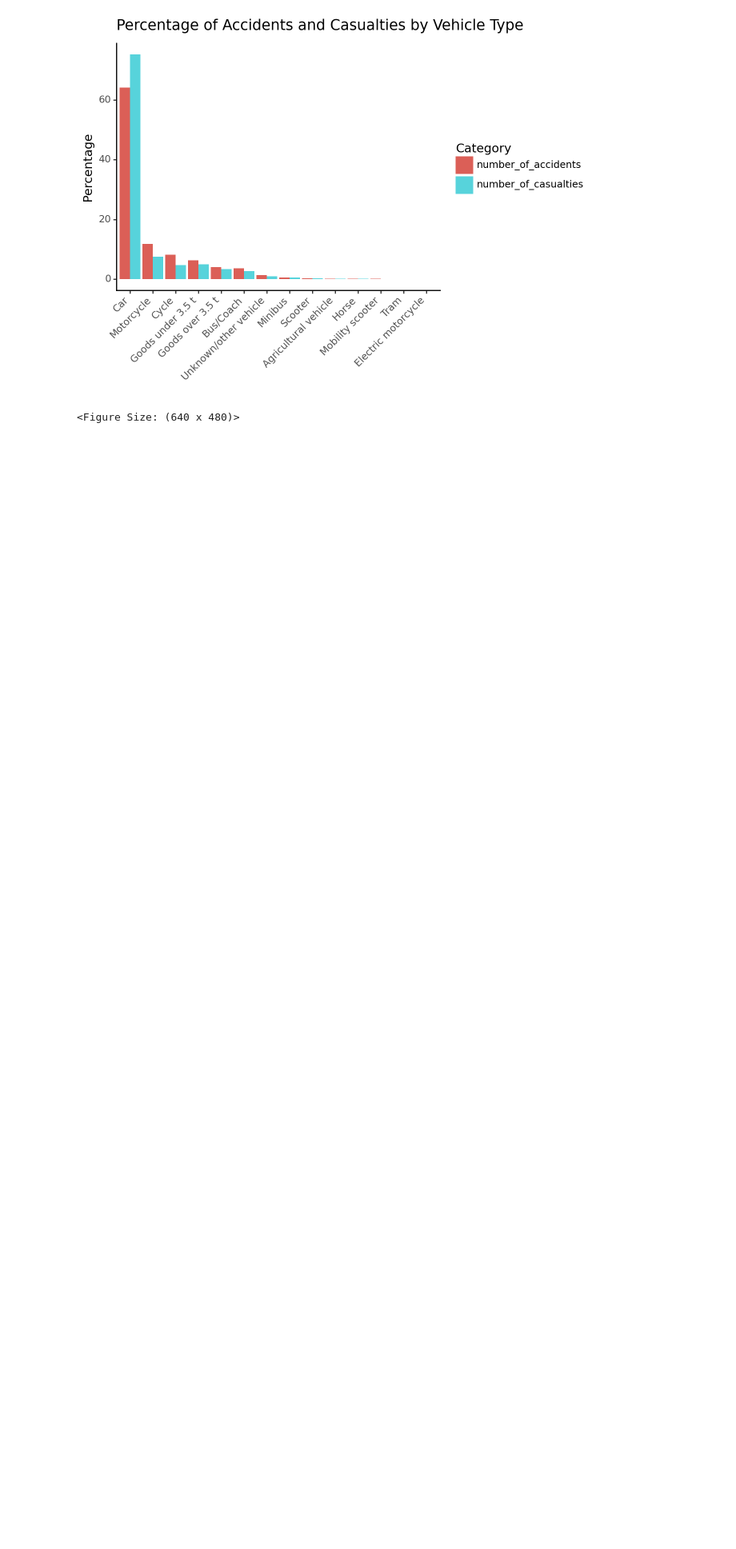
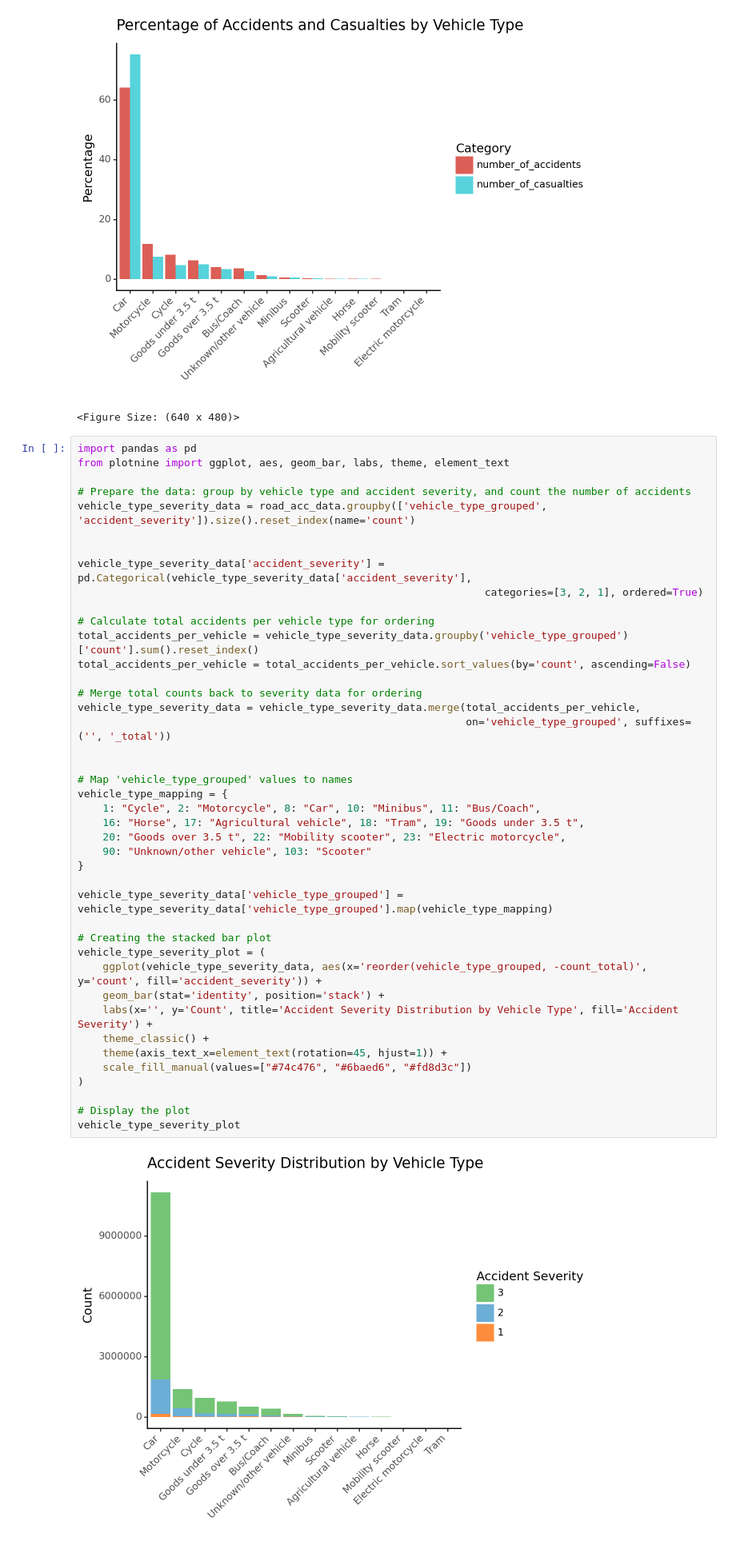
Before and after one commit to nikolaymoshenskiy/IDS-UK-road-accidents, a Jupyter notebook: LM_visualisation.ipynb, the cells around one changed output. Shown: that part at 80% size. Cells and saved outputs as stored; diff of their text form; blank space fills up the shorter version.

Commit message:
Add code for plotting accident severity distribution by vehicle type

```diff
--- a/LM_visualisation.ipynb
+++ b/LM_visualisation.ipynb
@@ -162,3 +162,47 @@ vehicle_type_plot
 # %% [output]
 [figure]
 <Figure Size: (640 x 480)>
+# %%
+import pandas as pd
+from plotnine import ggplot, aes, geom_bar, labs, theme, element_text
+
+# Prepare the data: group by vehicle type and accident severity, and count the number of accidents
+vehicle_type_severity_data = road_acc_data.groupby(['vehicle_type_grouped', 'accident_severity']).size().reset_index(name='count')
+
+
+vehicle_type_severity_data['accident_severity'] = pd.Categorical(vehicle_type_severity_data['accident_severity'],
+                                                                 categories=[3, 2, 1], ordered=True)
+
+# Calculate total accidents per vehicle type for ordering
+total_accidents_per_vehicle = vehicle_type_severity_data.groupby('vehicle_type_grouped')['count'].sum().reset_index()
+total_accidents_per_vehicle = total_accidents_per_vehicle.sort_values(by='count', ascending=False)
+
+# Merge total counts back to severity data for ordering
+vehicle_type_severity_data = vehicle_type_severity_data.merge(total_accidents_per_vehicle,
+                                                              on='vehicle_type_grouped', suffixes=('', '_total'))
+
+
+# Map 'vehicle_type_grouped' values to names
+vehicle_type_mapping = {
+    1: "Cycle", 2: "Motorcycle", 8: "Car", 10: "Minibus", 11: "Bus/Coach",
+    16: "Horse", 17: "Agricultural vehicle", 18: "Tram", 19: "Goods under 3.5 t",
+    20: "Goods over 3.5 t", 22: "Mobility scooter", 23: "Electric motorcycle",
+    90: "Unknown/other vehicle", 103: "Scooter"
+}
+
+vehicle_type_severity_data['vehicle_type_grouped'] = vehicle_type_severity_data['vehicle_type_grouped'].map(vehicle_type_mapping)
+
+# Creating the stacked bar plot
+vehicle_type_severity_plot = (
+    ggplot(vehicle_type_severity_data, aes(x='reorder(vehicle_type_grouped, -count_total)', y='count', fill='accident_severity')) +
+    geom_bar(stat='identity', position='stack') +
+    labs(x='', y='Count', title='Accident Severity Distribution by Vehicle Type', fill='Accident Severity') +
+    theme_classic() +
+    theme(axis_text_x=element_text(rotation=45, hjust=1)) +
+    scale_fill_manual(values=["#74c476", "#6baed6", "#fd8d3c"])
+)
+
+# Display the plot
+vehicle_type_severity_plot
+# %% [output]
+[figure, added]
```
Also changed, not shown: parts of 2 cells of this notebook.
